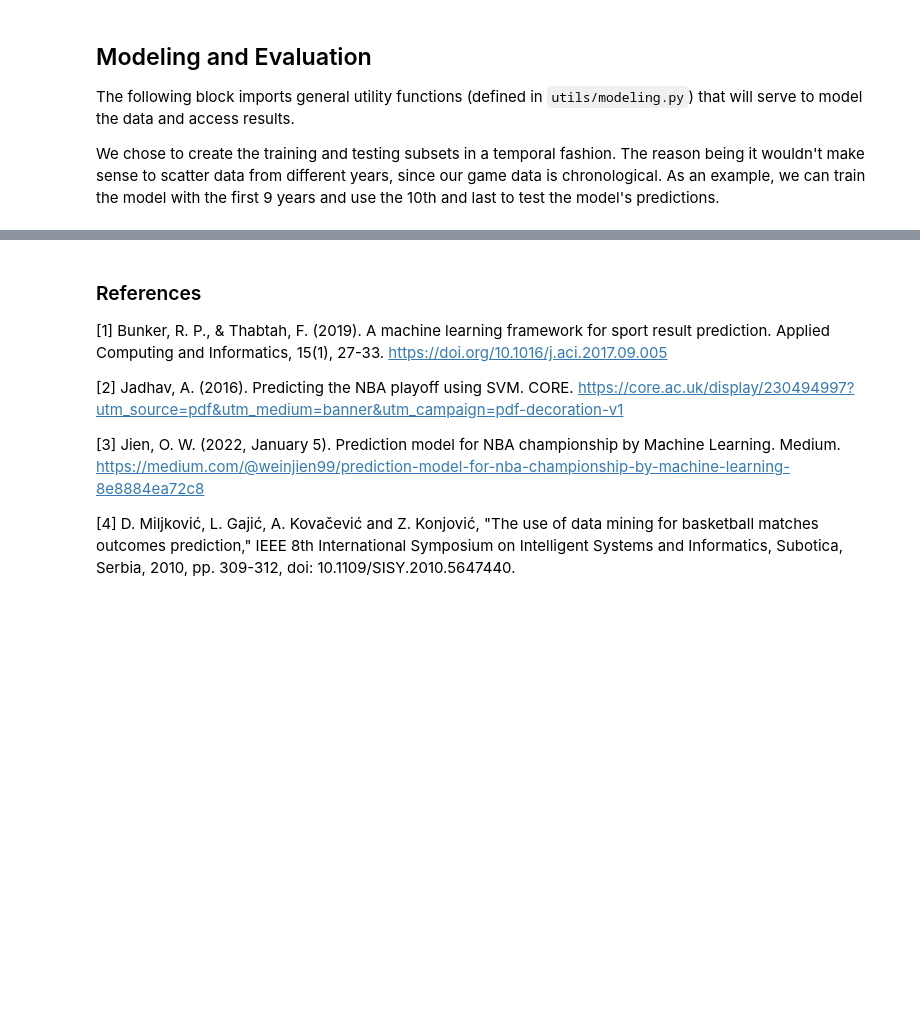
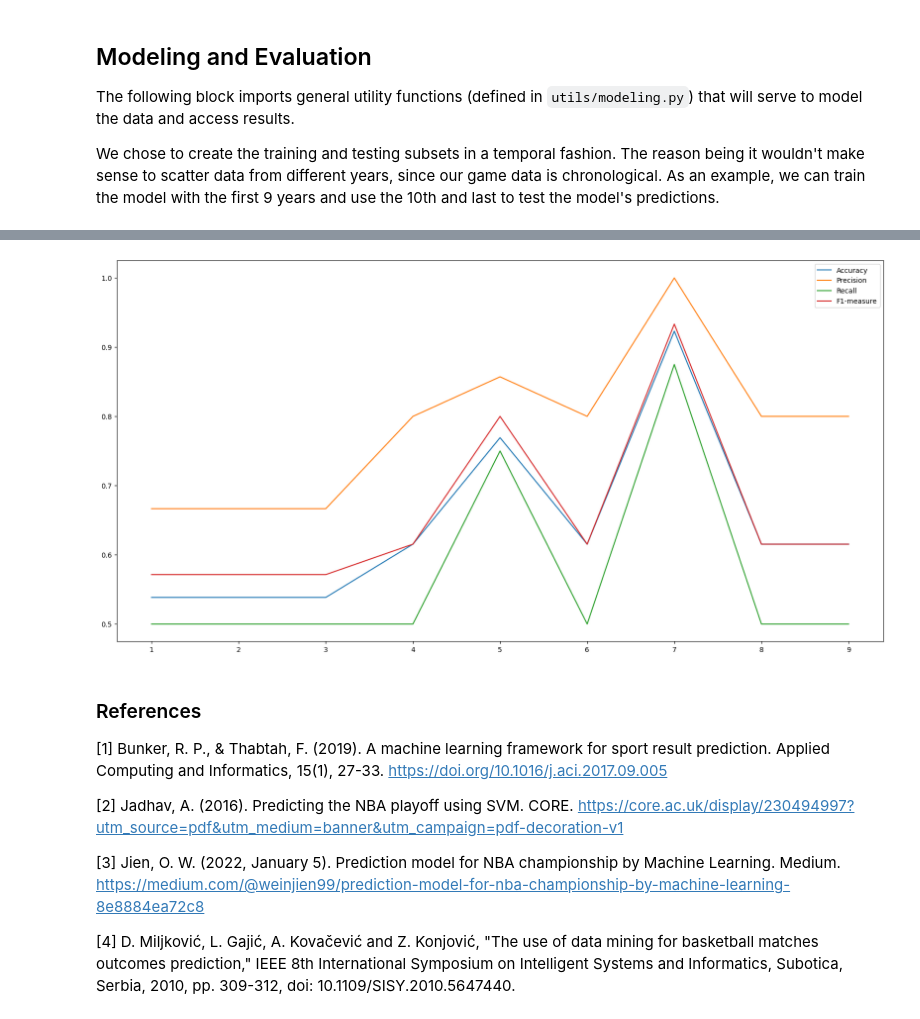
Before and after one commit to MartimHenriques/feup-machine-learning, a Jupyter notebook: src/pipeline.ipynb, the cells around one changed output, grey strips where cells are left out. Cells and saved outputs as stored; diff of their text form; code cells hidden in the pictures; blank space fills up the shorter version.

```diff
--- a/src/pipeline.ipynb
+++ b/src/pipeline.ipynb
@@ -128,3 +128,7 @@ Testing on year 10
+# %%
+treeGridSearch(df)
+# %% [output]
+[figure, added]
 # %% [markdown]
 ### References
 
```
Also changed, not shown: parts of 2 cells of this notebook, 6 other files.
